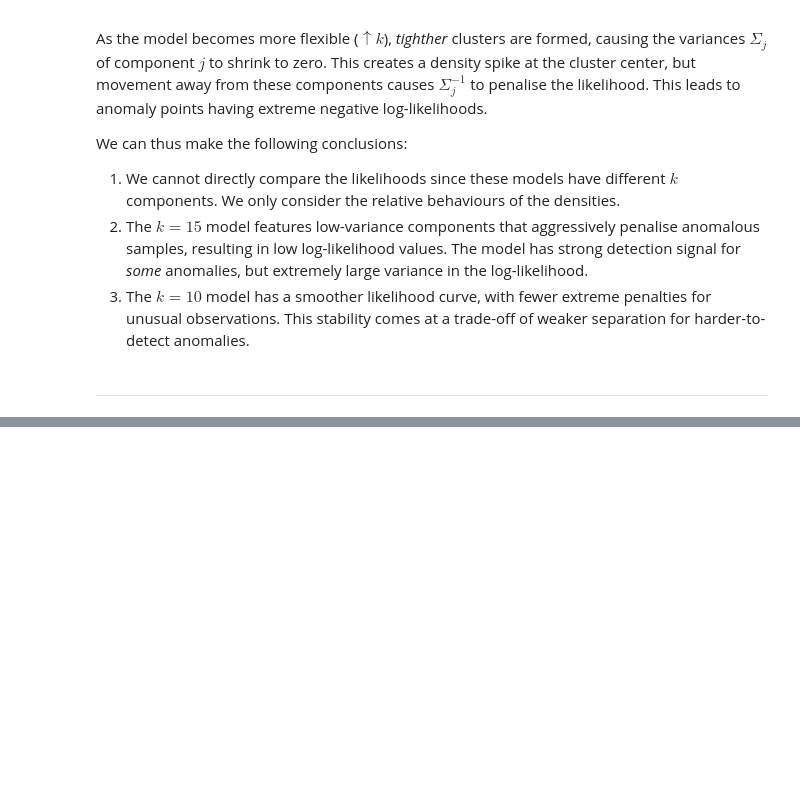
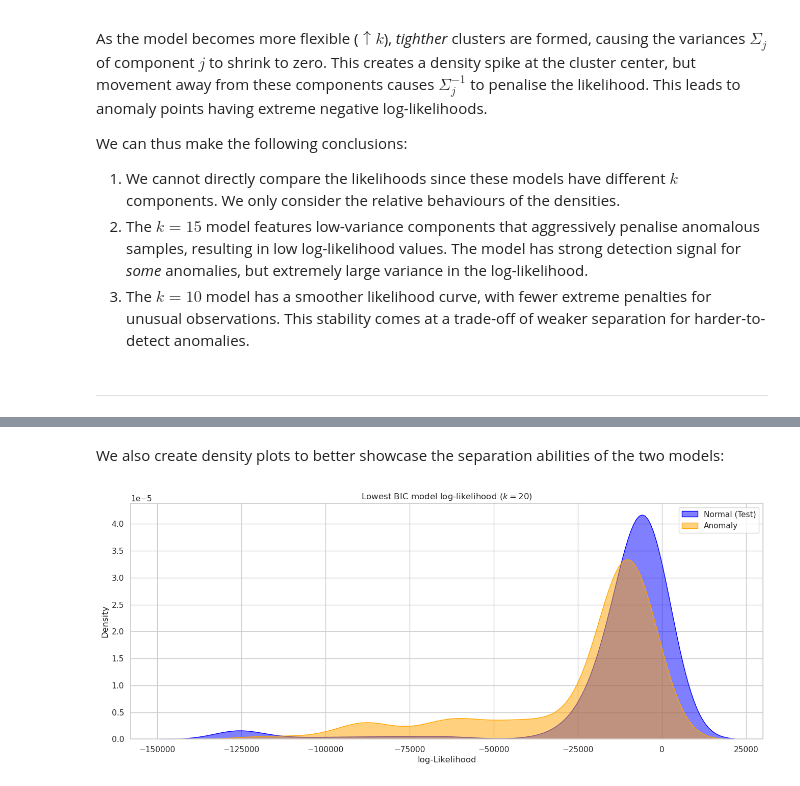
Before and after one commit to asembreek/fieldlens, a Jupyter notebook: notebooks/4. Gaussian Mixture Model.ipynb, the cells around one changed output, grey strips where cells are left out. Saved outputs shown, nothing was run; the diff lists cells and outputs as text; code cells hidden in the pictures; blank space fills up the shorter version.

```diff
--- a/notebooks/4. Gaussian Mixture Model.ipynb
+++ b/notebooks/4. Gaussian Mixture Model.ipynb
@@ -430,0 +598,13 @@ eng_features = [
+# %% [markdown]
+We also create density plots to better showcase the separation abilities of the two models:
+# %%
+fig, ax = plt.subplots(ncols=1, figsize=(16, 6), sharey=False)
+ax.set_title(f"Lowest BIC model log-likelihood ($k={min_bic_k}$)")
+sns.kdeplot(bic_test_scores, label="Normal (Test)", fill=True, color="blue", alpha=0.5, ax=ax)
+sns.kdeplot(bic_anom_scores, label="Anomaly", fill=True, color="orange", alpha=0.5, ax=ax)
+ax.set_ylabel("Density")
+ax.set_xlabel("log-Likelihood")
+ax.legend()
+plt.show()
+# %% [output]
+[figure, added]
```
Also changed, not shown: parts of 17 cells of this notebook, 1 other file.
